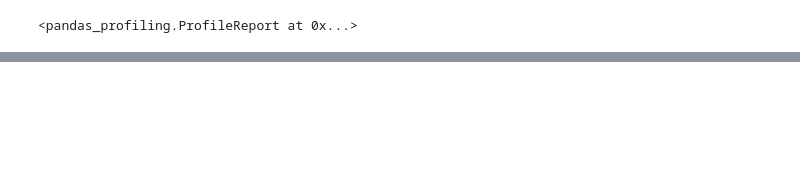
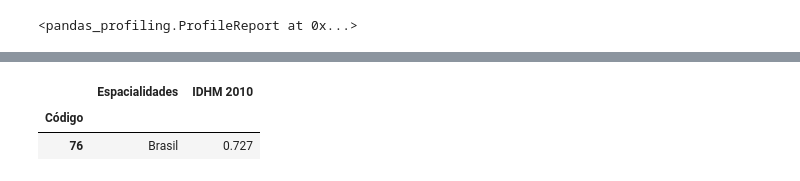
Before and after one commit to gianimpronta/eleicoes2018, a Jupyter notebook: eleicoes.ipynb, the cells around one changed output, grey strips where cells are left out. Saved outputs shown, nothing was run; the diff lists cells and outputs as text; code cells hidden in the pictures; blank space fills up the shorter version.

```diff
--- a/eleicoes.ipynb
+++ b/eleicoes.ipynb
@@ -66,0 +116,8 @@ NR_ZONA NM_VOTAVEL
+# %%
+idhm = pd.read_excel('../../datasets/IDHM/IDHM_Municipios_RJ.xlsx',
+                     index_col=0)
+idhm.head(1)
+# %% [output]
+|  | Espacialidades | IDHM 2010 |
+| Código |  |  |
+| 76 | Brasil | 0.727 |
```
Also changed, not shown: parts of 19 cells of this notebook, 1 other file.
